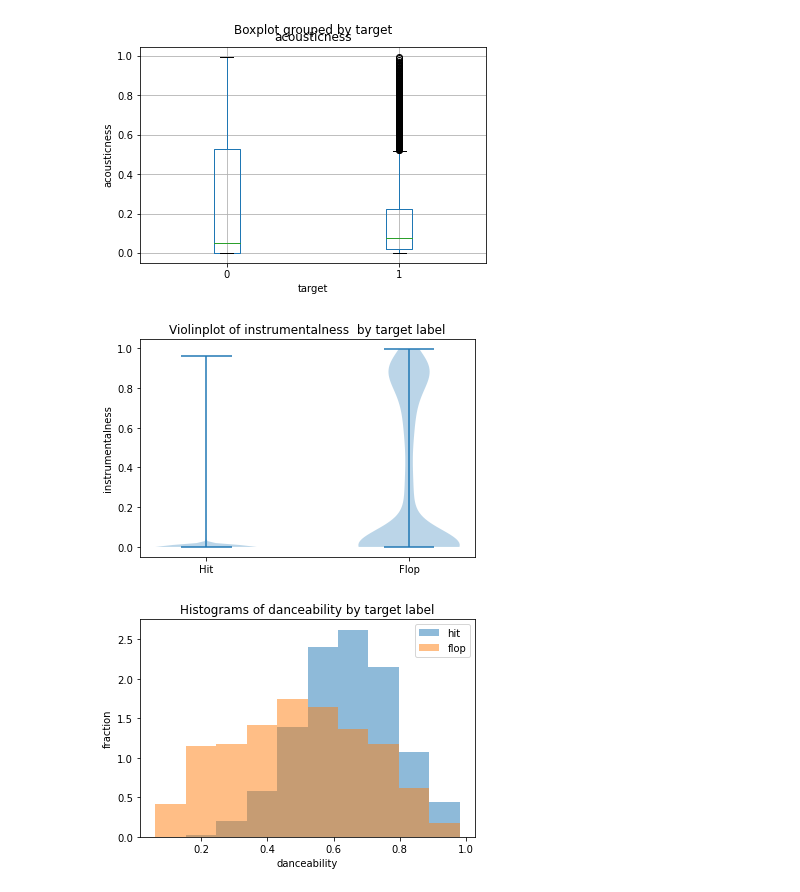
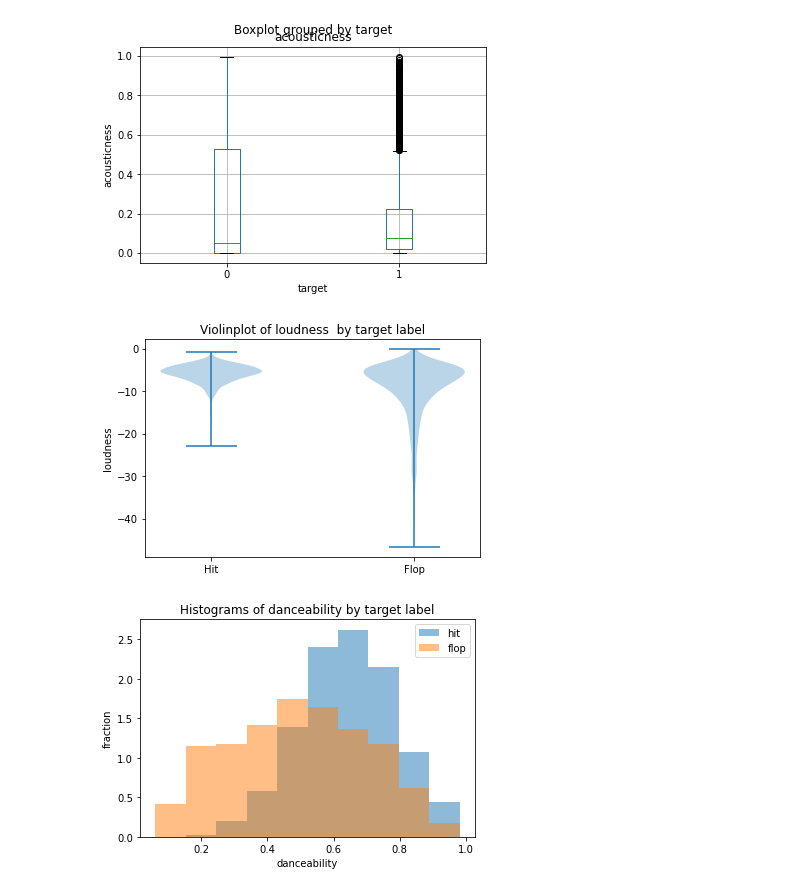
Before and after one commit to YihuanHu/SPOTIFY-HIT-SONG-PREDICTOR, a Jupyter notebook: src/DATA1030 Project.ipynb, the cells around one changed output. Cells and saved outputs as stored; diff of their text form; code cells hidden in the pictures.

```diff
--- a/src/DATA1030 Project.ipynb
+++ b/src/DATA1030 Project.ipynb
@@ -181,17 +212,17 @@ plt.show()
 # %% [output]
 [figure]
 # %%
-
-dataset = [df[df['target']==1]['instrumentalness'].values,
-           df[df['target']==0]['instrumentalness'].values]
+from matplotlib import pylab as plt
+dataset = [df[df['target']==1]['loudness'].values,
+           df[df['target']==0]['loudness'].values]
 
 plt.violinplot(dataset = dataset)
-plt.title('Violinplot of instrumentalness  by target label')
+plt.title('Violinplot of loudness  by target label')
 plt.xticks([1,2],['Hit','Flop'])
-plt.ylabel('instrumentalness')
+plt.ylabel('loudness')
 plt.show()
 # %% [output]
-[figure, old version]
+[figure, new version]
 # %%
 categories = df['target'].unique()
 bin_range = (df['danceability'].min(),df['danceability'].max())
```
Also changed, not shown: parts of 63 cells of this notebook, 1 other file.
